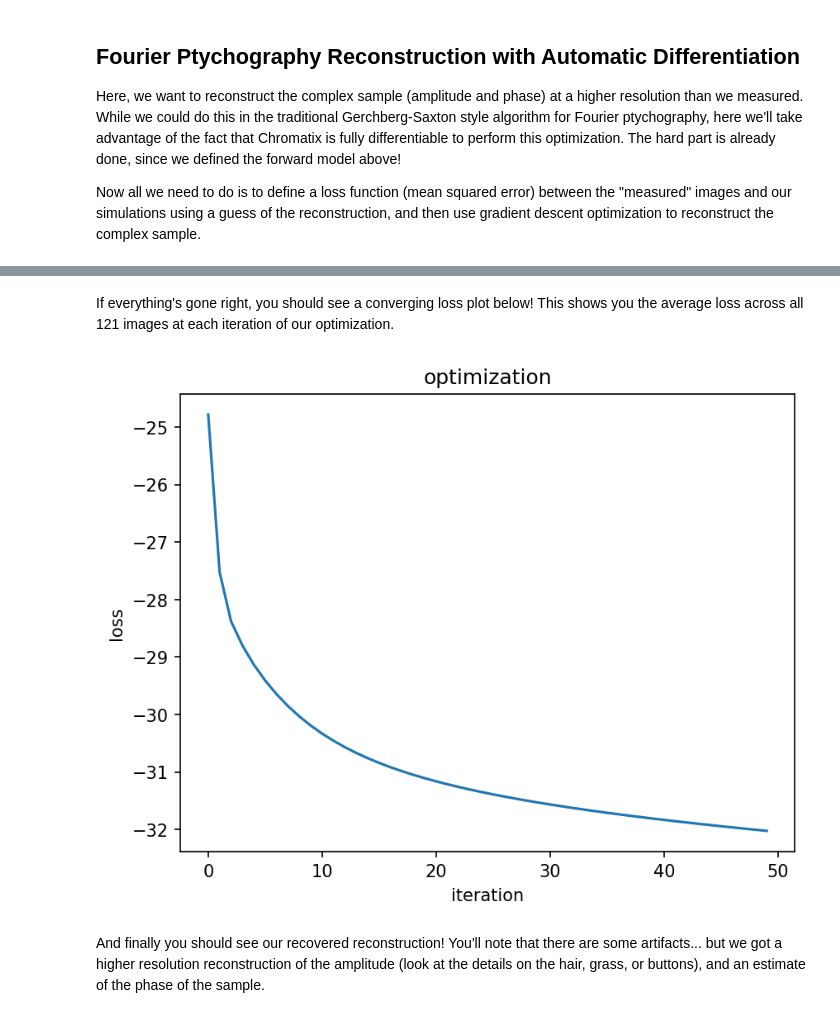
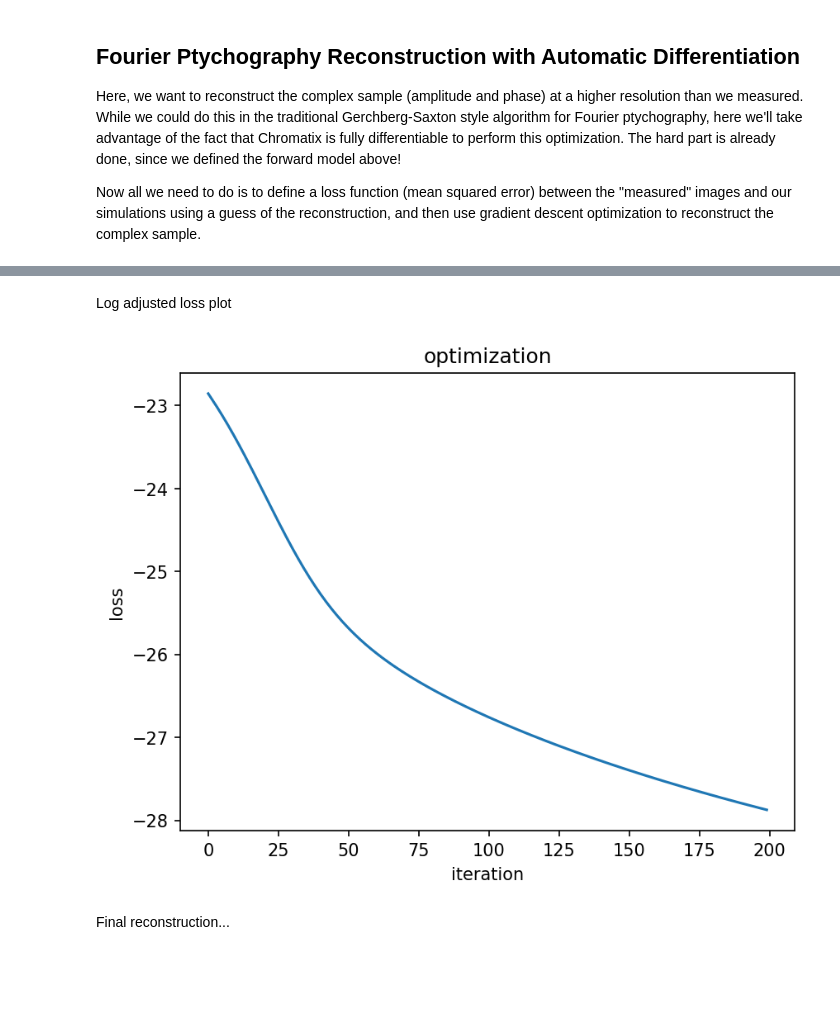
Before and after one commit to BradyWilliams08/compimage, a Jupyter notebook: compressivesensing.ipynb, the cells around one changed output, grey strips where cells are left out. Drawn from its saved outputs; the diff is of its cells as text; code cells hidden in the pictures; blank space fills up the shorter version.

```diff
--- a/compressivesensing.ipynb
+++ b/compressivesensing.ipynb
@@ -127,9 +115,11 @@ show_amplitude_and_phase(amplitude, phase)
 # %% [markdown]
 These next few lines simulate imaging the sample we just created above using 121 different angles of illumination. We'll need to capture many images at different angles of illumination to get enough information to constrain our inverse problem. You will also get an array of kykx vectors (`kykx`) that define the angle of each illumination. Normally these angles of illumination would be something you have to calibrate, but since we're simulating things we get these angles exactly. For this example, we'll pretend that these are our "measured" images.
 # %%
+grid_size = 20 #NxN grid
+
 kykx = (
     jnp.array(
-        jnp.meshgrid(jnp.linspace(-0.5, 0.5, num=11), jnp.linspace(-0.5, 0.5, num=11))
+        jnp.meshgrid(jnp.linspace(-0.5, 0.5, num=grid_size), jnp.linspace(-0.5, 0.5, num=grid_size))
     )
     * 2
     * jnp.pi
@@ -145,4 +133,5 @@ This should show you the "measured" image of the sample without any tilt, so you
 # %%
-show_image(images[60])
+center = (grid_size**2) // 2
+show_image(images[center])
 # %% [output]
 [figure]
@@ -292,11 +254,11 @@ iteration 50 loss = 1.235000549228019e-14
 # %% [markdown]
-If everything's gone right, you should see a converging loss plot below! This shows you the average loss across all 121 images at each iteration of our optimization.
+Log adjusted loss plot
 # %%
-plot_losses(losses, 50)
+plot_losses(losses, iterations)
 # %% [output]
-[figure, old version]
+[figure, new version]
 # %% [markdown]
-And finally you should see our recovered reconstruction! You'll note that there are some artifacts... but we got a higher resolution reconstruction of the amplitude (look at the details on the hair, grass, or buttons), and an estimate of the phase of the sample.
+Final reconstruction...
 # %%
 show_amplitude_and_phase(*parameters)
 # %% [output]
```
Also changed, not shown: parts of 11 cells of this notebook.
